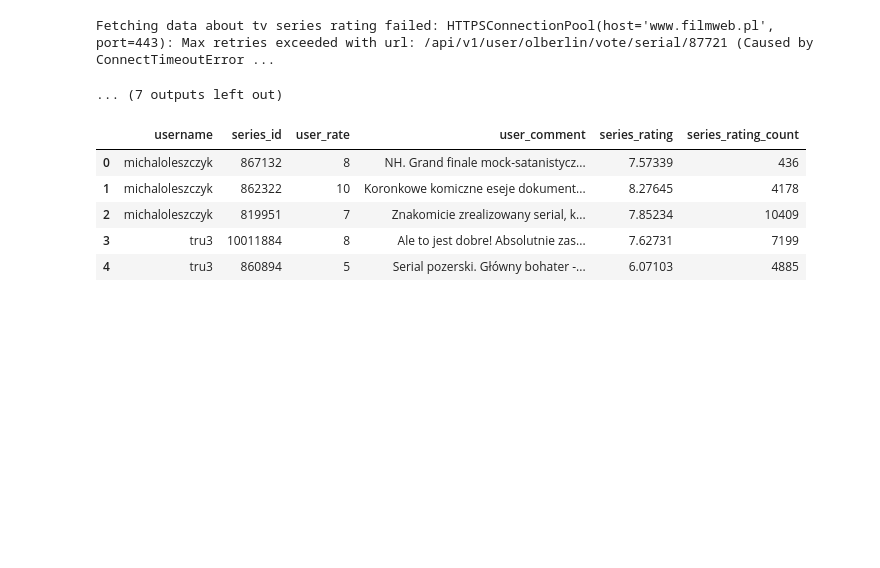
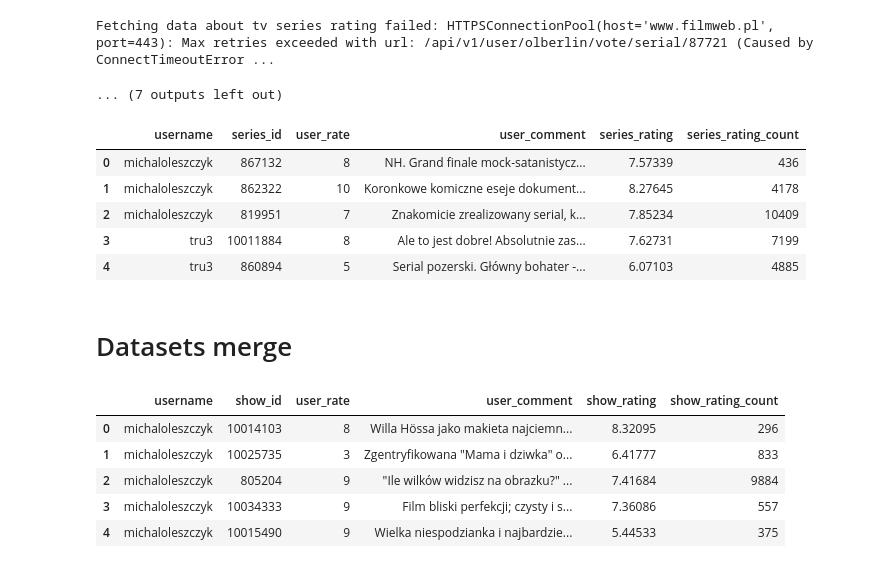
Before and after one commit to Michal299/mm-review-based-rate-ai, a Jupyter notebook: scrapper/filmweb_scrapper.ipynb, the cells around one changed output. Saved outputs shown, nothing was run; the diff lists cells and outputs as text; code cells hidden in the pictures; blank space fills up the shorter version.

```diff
--- a/scrapper/filmweb_scrapper.ipynb
+++ b/scrapper/filmweb_scrapper.ipynb
@@ -297,3 +293,5 @@ ds_df.head()
 # %%
 ds_df.to_json('../dataset/dataset_tv_series.json')
 ds_df.to_csv('../dataset/dataset_tv_series.csv', sep='$', encoding='utf-8')
+# %% [markdown]
+# Datasets merge
@@ -299,0 +301,12 @@ ds_df.to_csv('../dataset/dataset_tv_series.csv', sep='$', encoding='utf-8')
+# %%
+df_movies = df_movies.rename(axis='columns', mapper={'movie_id': 'show_id',
+                                                     'movie_rating': 'show_rating',
+                                                     'movie_rating_count': 'show_rating_count'})
+df_movies.head()
+# %% [output]
+|  | username | show_id | user_rate | user_comment | show_rating | show_rating_count |
+| 0 | michaloleszczyk | 10014103 | 8 | Willa Hössa jako makieta najciemn... | 8.32095 | 296 |
+| 1 | michaloleszczyk | 10025735 | 3 | Zgentryfikowana "Mama i dziwka" o... | 6.41777 | 833 |
+| 2 | michaloleszczyk | 805204 | 9 | "Ile wilków widzisz na obrazku?" ... | 7.41684 | 9884 |
+| 3 | michaloleszczyk | 10034333 | 9 | Film bliski perfekcji; czysty i s... | 7.36086 | 557 |
+| 4 | michaloleszczyk | 10015490 | 9 | Wielka niespodzianka i najbardzie... | 5.44533 | 375 |
```
Also changed, not shown: parts of 13 cells of this notebook, 7 other files.
